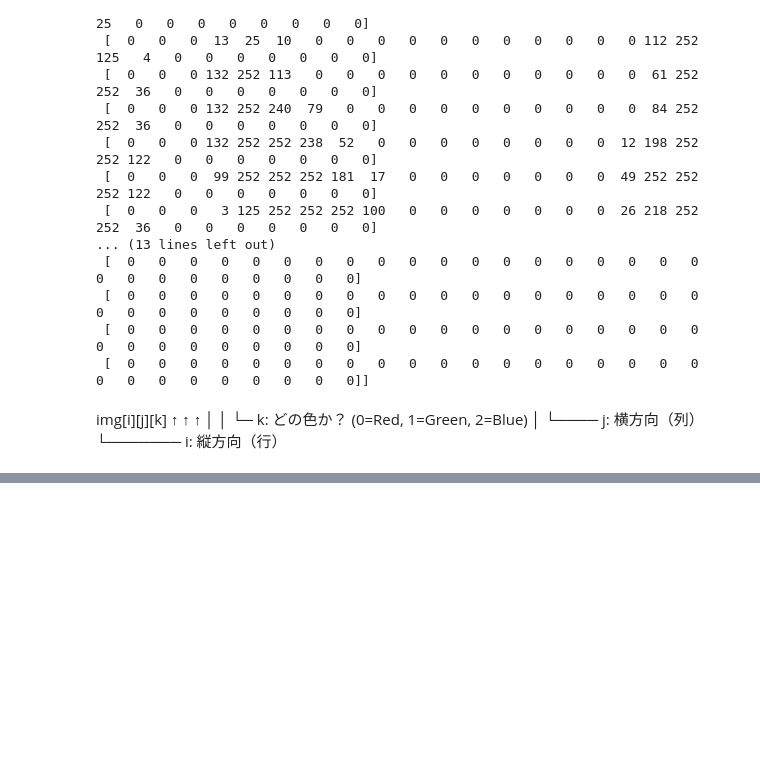
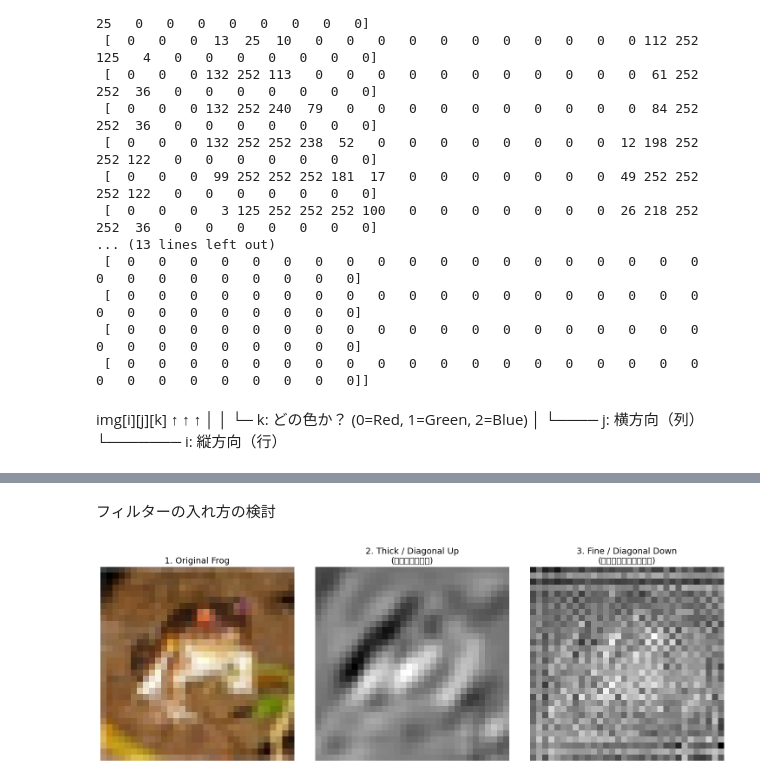
Before and after one commit to Yukaeru/interest_math, a Jupyter notebook: Untitled1.ipynb, the cells around one changed output, grey strips where cells are left out. Drawn from its saved outputs; the diff is of its cells as text; code cells hidden in the pictures; blank space fills up the shorter version.

```diff
--- a/Untitled1.ipynb
+++ b/Untitled1.ipynb
@@ -162,3 +161,77 @@ Downloading data from https://www.cs.toronto.edu/~kriz/cifar-10-python.tar.gz
   [216 184 140]
   [151 118  84]
   [123  92  72]]]
+# %% [markdown]
+フィルターの入れ方の検討
+# %%
+import numpy as np
+import matplotlib.pyplot as plt
+import cv2
+from tensorflow.keras.datasets import cifar10
+
+# 1. CIFAR-10 データの読み込み
+(X_train, y_train), (X_test, y_test) = cifar10.load_data()
+img = X_train[0]  # 最初のリッチなカエル画像
+
+# フィルターの効果（白黒のコントラスト）を分かりやすくするため、
+# 一度グレースケール（白黒）画像に変換します。
+img_gray = cv2.cvtColor(img, cv2.COLOR_RGB2GRAY).astype(np.float32) / 255.0
+
+# 2. 2つのカスタムカーネル（フィルタ）を数値で作成
+
+# ① 右上がりの太い線（なだらかな変化）
+# 左下から右上にかけて、同じ数値が「太く」並ぶようにしています
+kernel_thick = np.array([
+    [-2, -2, -1,  0,  1,  2,  2],
+    [-2, -1,  0,  1,  2,  2,  1],
+    [-1,  0,  1,  2,  2,  1,  0],
+    [ 0,  1,  2,  2,  1,  0, -1],
+    [ 1,  2,  2,  1,  0, -1, -2],
+    [ 2,  2,  1,  0, -1, -2, -2],
+    [ 2,  1,  0, -1, -2, -2, -2]
+], dtype=np.float32)
+
+# ② 右下がりの細かいシマシマ（急激な変化）
+# 左上から右下にかけて同じ数値が並びつつ、1マスごとに 1 と -1 が激しく入れ替わります
+kernel_fine = np.array([
+    [ 1, -1,  1, -1,  1, -1,  1],
+    [-1,  1, -1,  1, -1,  1, -1],
+    [ 1, -1,  1, -1,  1, -1,  1],
+    [-1,  1, -1,  1, -1,  1, -1],
+    [ 1, -1,  1, -1,  1, -1,  1],
+    [-1,  1, -1,  1, -1,  1, -1],
+    [ 1, -1,  1, -1,  1, -1,  1]
+], dtype=np.float32)
+
+
+# 3. 畳み込み処理（フィルターの適用）を実行！
+# 画像に自作カーネルを滑らせて計算します
+out_thick = cv2.filter2D(img_gray, -1, kernel_thick)
+out_fine = cv2.filter2D(img_gray, -1, kernel_fine)
+
+
+# 4. 結果を並べて表示
+plt.figure(figsize=(15, 5))
+
+# 元のカエル画像
+plt.subplot(1, 3, 1)
+plt.imshow(img)
+plt.title("1. Original Frog", fontsize=14)
+plt.axis('off')
+
+# 右上がりの太い線フィルター後
+plt.subplot(1, 3, 2)
+plt.imshow(out_thick, cmap='gray')
+plt.title("2. Thick / Diagonal Up\n(輪郭がくっきり)", fontsize=14)
+plt.axis('off')
+
+# 右下がりの細かいシマシマフィルター後
+plt.subplot(1, 3, 3)
+plt.imshow(out_fine, cmap='gray')
+plt.title("3. Fine / Diagonal Down\n(皮膚のザラザラ・点々)", fontsize=14)
+plt.axis('off')
+
+plt.tight_layout()
+plt.show()
+# %% [output]
+[figure, added]
```
Also changed, not shown: parts of 2 cells of this notebook.
